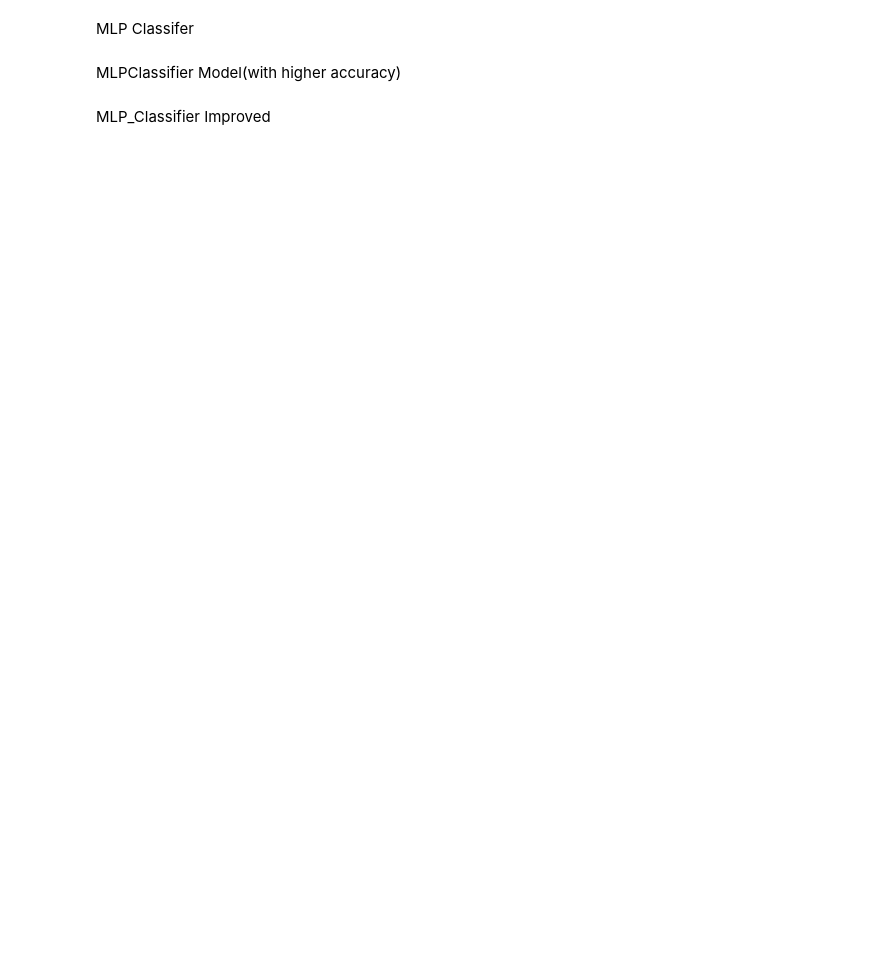
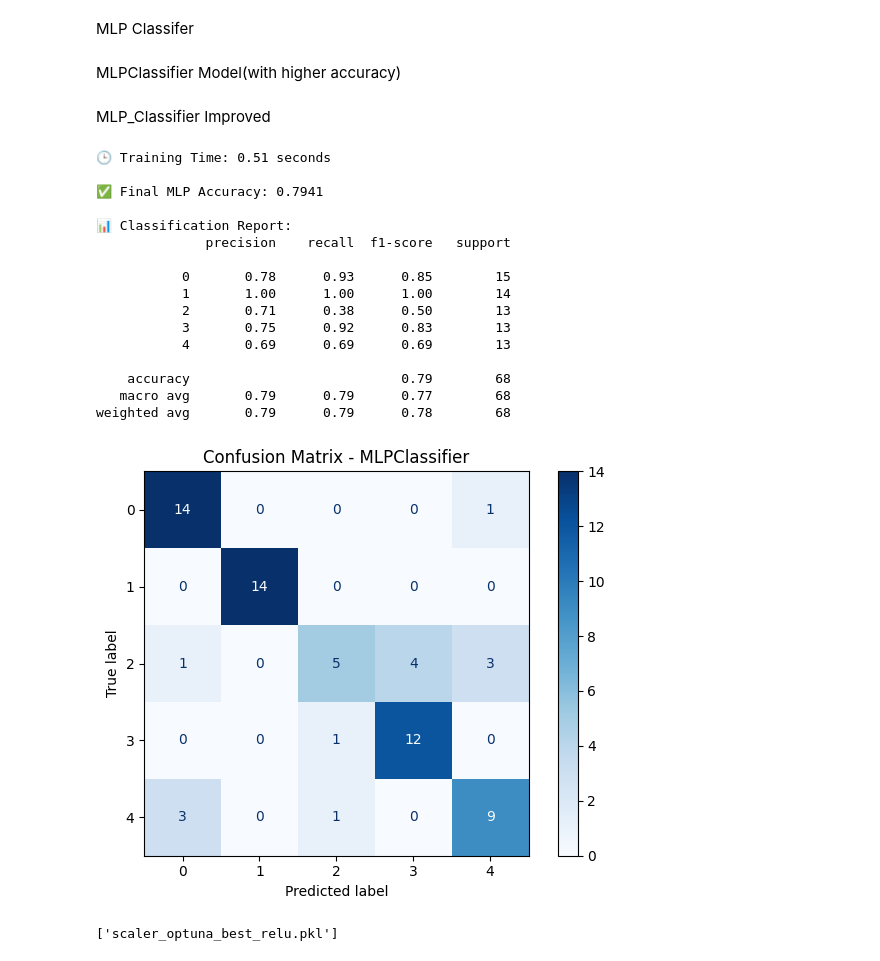
Before and after one commit to ParagEkbote/FDS_MiniProject, a Jupyter notebook: Model Building and Evaluation(Task3).ipynb, the cells around one changed output. Drawn from its saved outputs; the diff is of its cells as text; code cells hidden in the pictures; blank space fills up the shorter version.

```diff
--- a/Model Building and Evaluation(Task3).ipynb
+++ b/Model Building and Evaluation(Task3).ipynb
@@ -711,6 +648,7 @@ joblib.dump(scaler, "scaler_optuna_best_relu.pkl")
 # %%
 import pandas as pd
 import joblib
+import time
 from sklearn.model_selection import train_test_split
 from sklearn.preprocessing import StandardScaler
 from sklearn.neural_network import MLPClassifier
@@ -733,34 +671,57 @@ X_train, X_test, y_train, y_test = train_test_split(
     X_scaled, y, test_size=0.2, stratify=y, random_state=42
 )
 
-# Define and train the final MLP model
+# Define the MLP model
 clf = MLPClassifier(
     hidden_layer_sizes=(256, 128),
     alpha=1.5533844813198423e-05,
     learning_rate_init=0.012213599390700235,
     max_iter=587,
     activation="relu",
     solver="adam",
     random_state=42
 )
 
+# Train the model and record time
+start_time = time.time()
 clf.fit(X_train, y_train)
+end_time = time.time()
+print(f"🕒 Training Time: {end_time - start_time:.2f} seconds")
 
 # Evaluate model
 y_pred = clf.predict(X_test)
 accuracy = accuracy_score(y_test, y_pred)
-print(f"✅ Final MLP Accuracy: {accuracy:.4f}")
+print(f"\n✅ Final MLP Accuracy: {accuracy:.4f}")
 print("\n📊 Classification Report:")
 print(classification_report(y_test, y_pred))
 
 # Confusion Matrix
 disp = ConfusionMatrixDisplay.from_estimator(
     clf, X_test, y_test, display_labels=[0, 1, 2, 3, 4], cmap="Blues"
 )
 plt.title("Confusion Matrix - MLPClassifier")
 plt.tight_layout()
 plt.show()
 
 # Save model and scaler
 joblib.dump(clf, "mlp_optuna_best_relu.pkl")
 joblib.dump(scaler, "scaler_optuna_best_relu.pkl")
+# %% [output]
+🕒 Training Time: 0.51 seconds
+
+✅ Final MLP Accuracy: 0.7941
+
+📊 Classification Report:
+              precision    recall  f1-score   support
+
+           0       0.78      0.93      0.85        15
+           1       1.00      1.00      1.00        14
+           2       0.71      0.38      0.50        13
+           3       0.75      0.92      0.83        13
+           4       0.69      0.69      0.69        13
+
+    accuracy                           0.79        68
+   macro avg       0.79      0.79      0.77        68
+weighted avg       0.79      0.79      0.78        68
+[figure, added]
+['scaler_optuna_best_relu.pkl']
```
Also changed, not shown: parts of 2 cells of this notebook, 2 other files.
